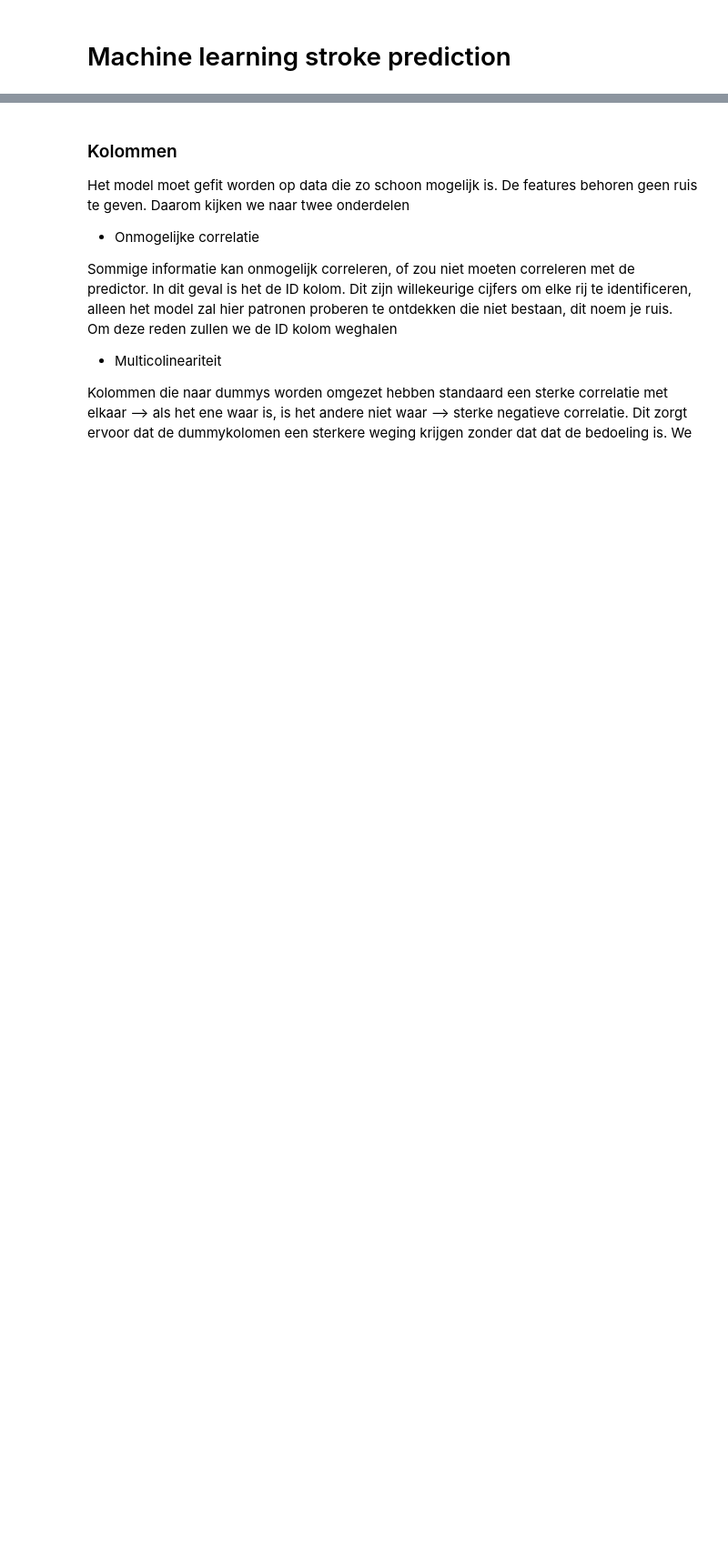
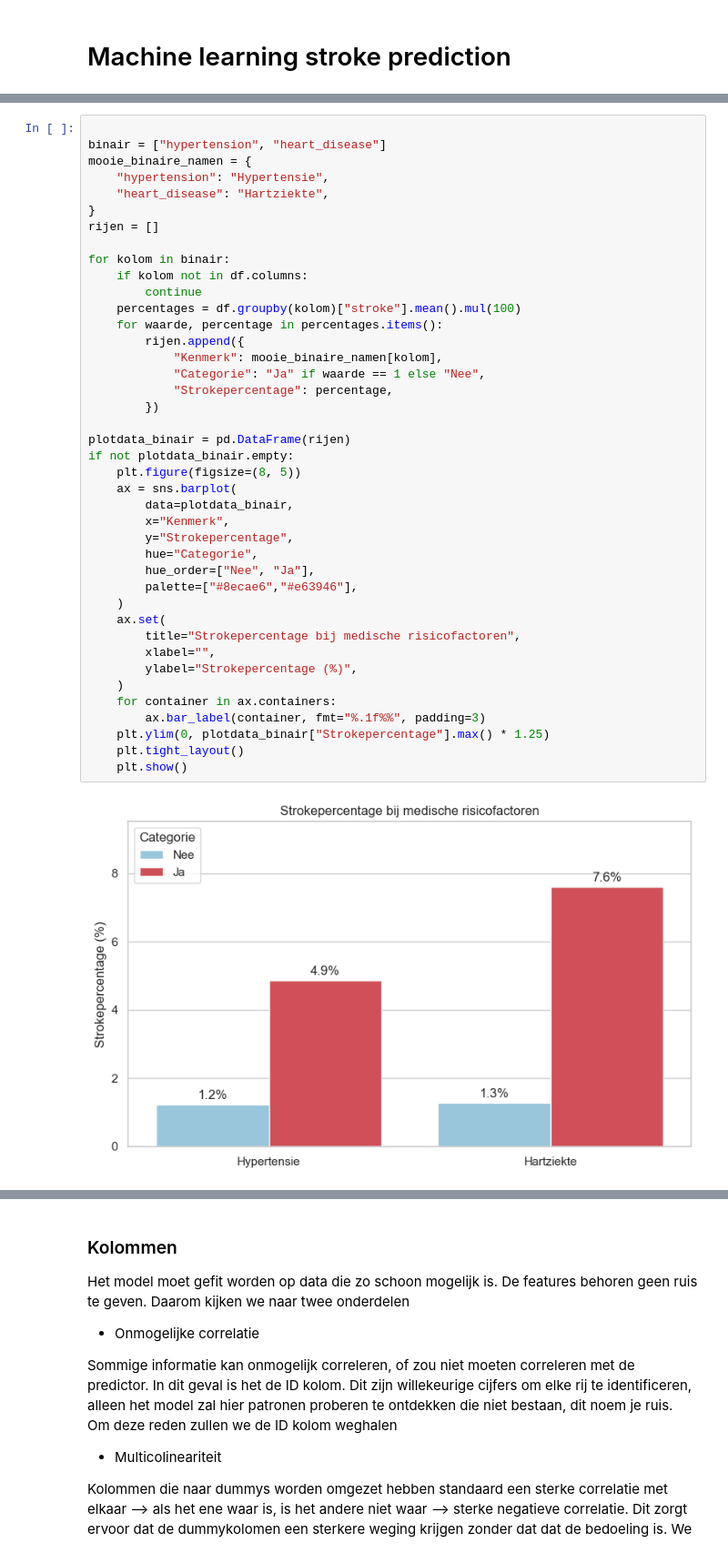
Before and after one commit to larsol55on/Machine-Learning-Herseninfract, a Jupyter notebook: Main_notebook_herstel.ipynb, the cells around one changed output, grey strips where cells are left out. Shown at 91% size. Saved outputs shown, nothing was run; the diff lists cells and outputs as text; blank space fills up the shorter version.

```diff
--- a/Main_notebook_herstel.ipynb
+++ b/Main_notebook_herstel.ipynb
@@ -259,0 +267,43 @@ pipeline = Pipeline([
+# %%
+
+binair = ["hypertension", "heart_disease"]
+mooie_binaire_namen = {
+    "hypertension": "Hypertensie",
+    "heart_disease": "Hartziekte",
+}
+rijen = []
+
+for kolom in binair:
+    if kolom not in df.columns:
+        continue
+    percentages = df.groupby(kolom)["stroke"].mean().mul(100)
+    for waarde, percentage in percentages.items():
+        rijen.append({
+            "Kenmerk": mooie_binaire_namen[kolom],
+            "Categorie": "Ja" if waarde == 1 else "Nee",
+            "Strokepercentage": percentage,
+        })
+
+plotdata_binair = pd.DataFrame(rijen)
+if not plotdata_binair.empty:
+    plt.figure(figsize=(8, 5))
+    ax = sns.barplot(
+        data=plotdata_binair,
+        x="Kenmerk",
+        y="Strokepercentage",
+        hue="Categorie",
+        hue_order=["Nee", "Ja"],
+        palette=["#8ecae6","#e63946"],
+    )
+    ax.set(
+        title="Strokepercentage bij medische risicofactoren",
+        xlabel="",
+        ylabel="Strokepercentage (%)",
+    )
+    for container in ax.containers:
+        ax.bar_label(container, fmt="%.1f%%", padding=3)
+    plt.ylim(0, plotdata_binair["Strokepercentage"].max() * 1.25)
+    plt.tight_layout()
+    plt.show()
+# %% [output]
+[figure, added]
```
Also changed, not shown: parts of 40 cells of this notebook.
